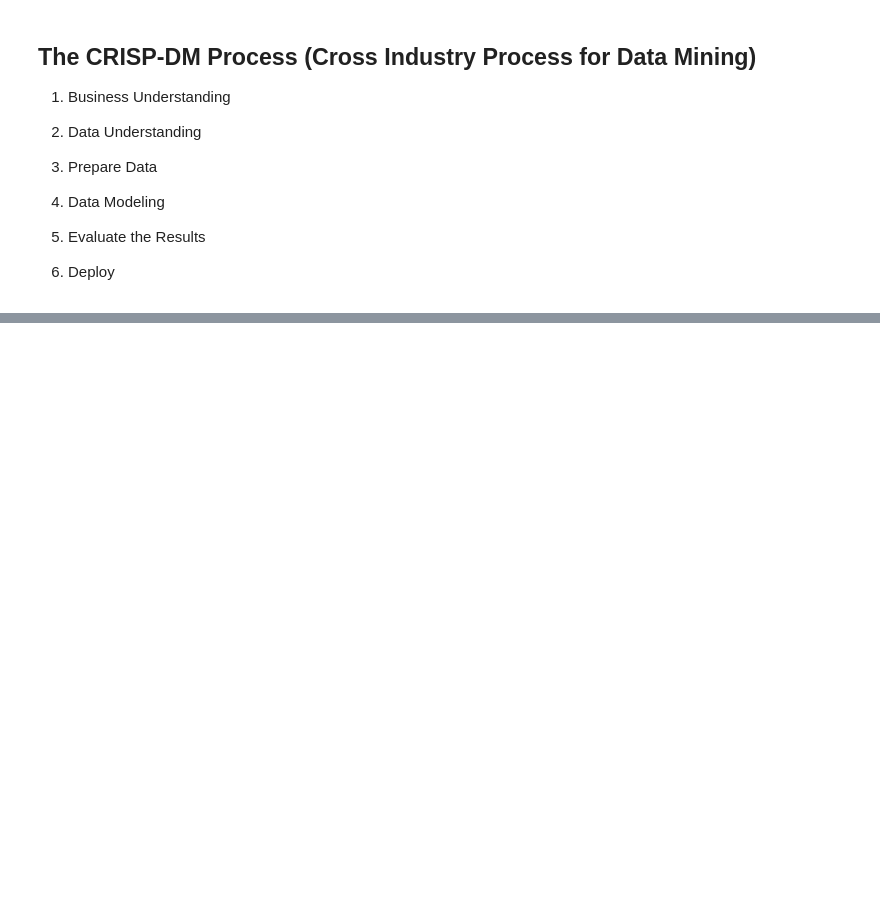
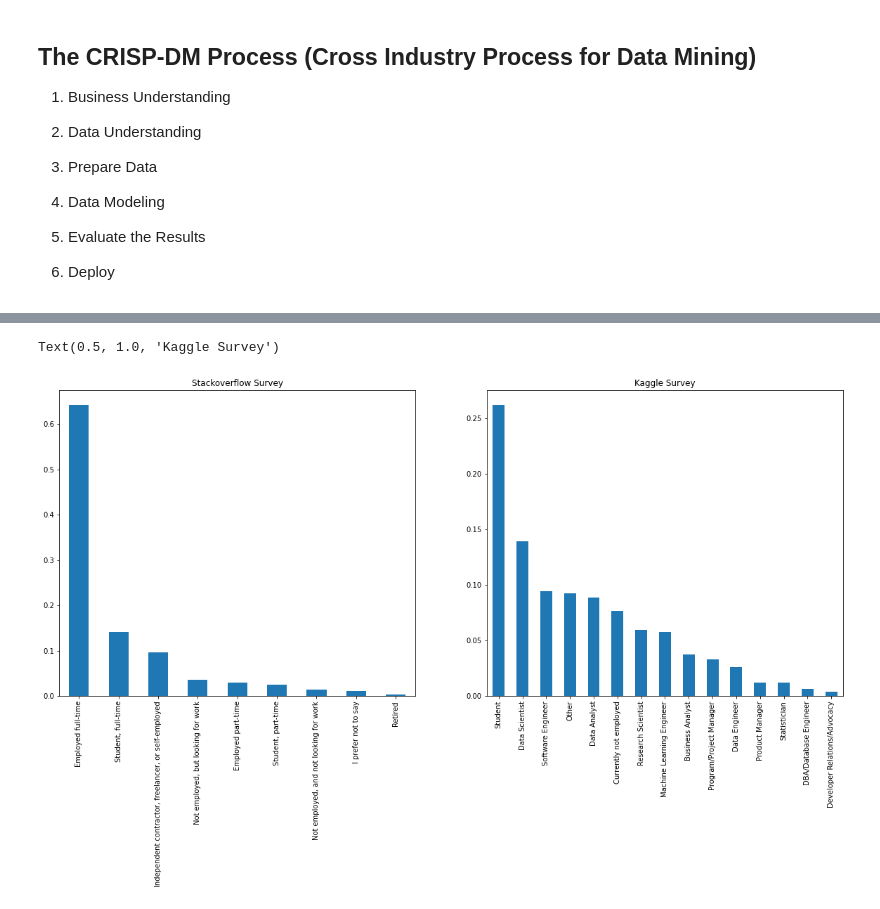
Before and after one commit to JosephArcila/Differences-from-Top-Data-Scientists, a Jupyter notebook: Untitled.ipynb, the cells around one changed output, grey strips where cells are left out. Cells and saved outputs as stored; diff of their text form; code cells hidden in the pictures; blank space fills up the shorter version.

```diff
--- a/Untitled.ipynb
+++ b/Untitled.ipynb
@@ -276,0 +144,16 @@ jp_em = survey_results_public.loc[(survey_results_public['Country'] == 'Japan')
+# %%
+fig, (ax1, ax2) = plt.subplots(1,2, figsize=(20,8))
+
+plt.subplot(1, 2, 1)
+status_vals = stackover['Employment'].value_counts()
+(status_vals/stackover.shape[0]).plot(kind="bar", ax=ax1);
+ax1.set_title('Stackoverflow Survey')
+
+
+plt.subplot(1, 2, 2)
+status_vals = kaggle['Q5'].value_counts()
+(status_vals[0:-1]/kaggle.shape[0]).plot(kind="bar", ax=ax2);
+ax2.set_title('Kaggle Survey')
+# %% [output]
+Text(0.5, 1.0, 'Kaggle Survey')
+[figure, added]
```
Also changed, not shown: parts of 68 cells of this notebook, 4 other files.
